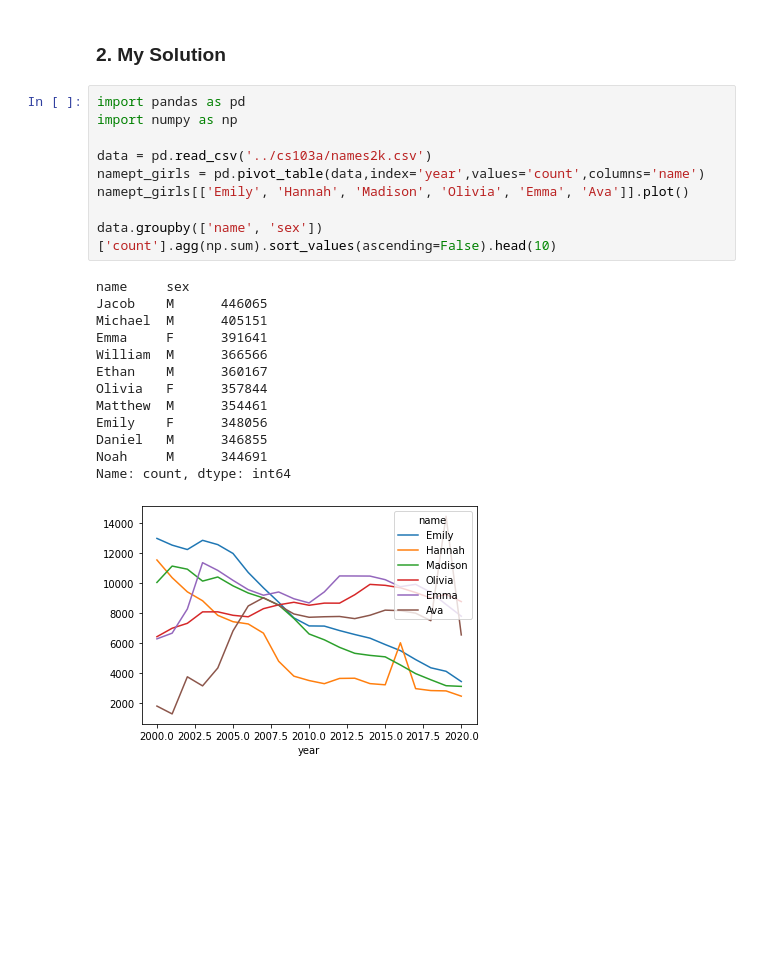
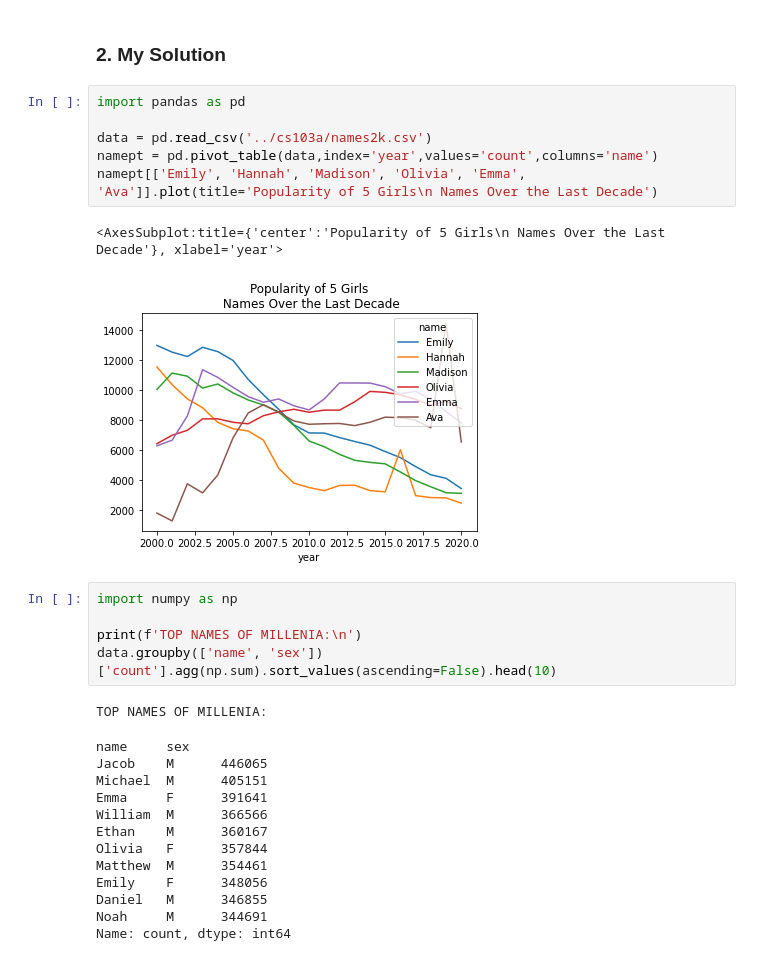
Before and after one commit to masonrware/cosi-103a-repo, a Jupyter notebook: THE1/9_pandas.ipynb, the cells around one changed output. Drawn from its saved outputs; the diff is of its cells as text; blank space fills up the shorter version.

```diff
--- a/THE1/9_pandas.ipynb
+++ b/THE1/9_pandas.ipynb
@@ -49,24 +49,29 @@ This problem's descriptions is left in the following python comment for formatti
 ### 2. My Solution
 # %%
 import pandas as pd
-import numpy as np
 
 data = pd.read_csv('../cs103a/names2k.csv')
-namept_girls = pd.pivot_table(data,index='year',values='count',columns='name')
-namept_girls[['Emily', 'Hannah', 'Madison', 'Olivia', 'Emma', 'Ava']].plot()
-
-data.groupby(['name', 'sex'])['count'].agg(np.sum).sort_values(ascending=False).head(10)
+namept = pd.pivot_table(data,index='year',values='count',columns='name')
+namept[['Emily', 'Hannah', 'Madison', 'Olivia', 'Emma', 'Ava']].plot(title='Popularity of 5 Girls\n Names Over the Last Decade')
 # %% [output]
-name     sex
-Jacob    M      446065
-Michael  M      405151
-Emma     F      391641
-William  M      366566
-Ethan    M      360167
-Olivia   F      357844
-Matthew  M      354461
-Emily    F      348056
-Daniel   M      346855
-Noah     M      344691
-Name: count, dtype: int64
+<AxesSubplot:title={'center':'Popularity of 5 Girls\n Names Over the Last Decade'}, xlabel='year'>
-[figure, old version]
+[figure, new version]
+# %%
+import numpy as np
+
+print(f'TOP NAMES OF MILLENIA:\n')
+data.groupby(['name', 'sex'])['count'].agg(np.sum).sort_values(ascending=False).head(10)
+# %% [output]
+TOP NAMES OF MILLENIA:
+name     sex
+Jacob    M      446065
+Michael  M      405151
+Emma     F      391641
+William  M      366566
+Ethan    M      360167
+Olivia   F      357844
+Matthew  M      354461
+Emily    F      348056
+Daniel   M      346855
+Noah     M      344691
+Name: count, dtype: int64
```
